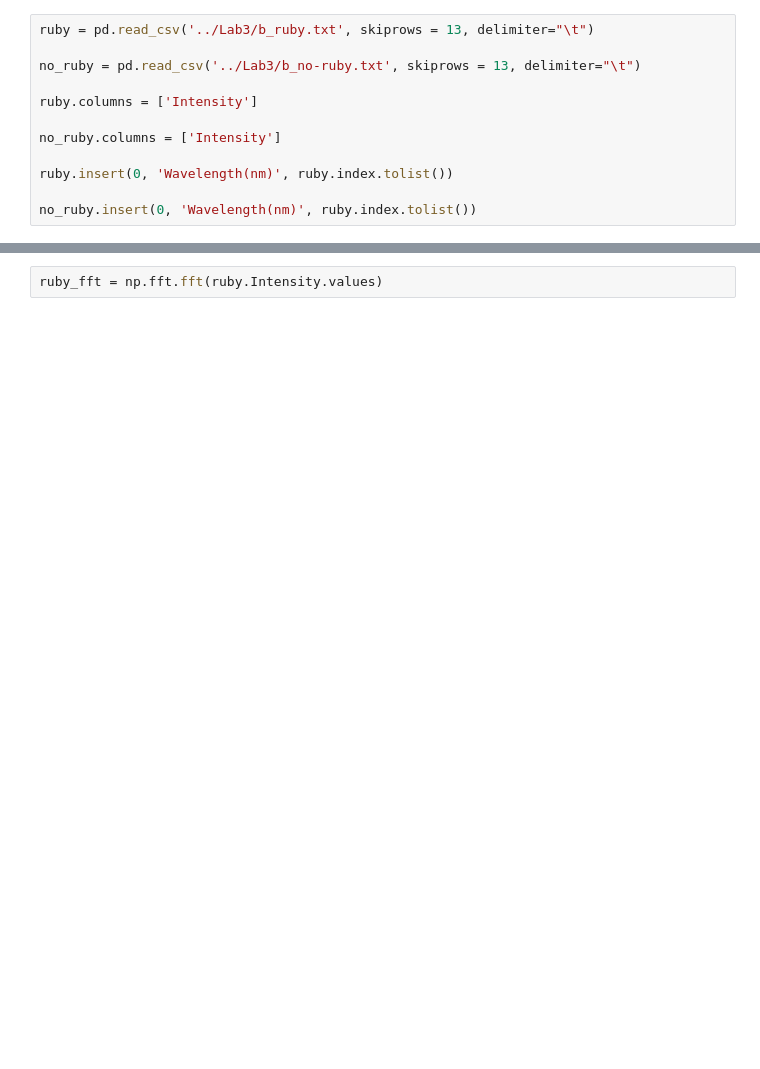
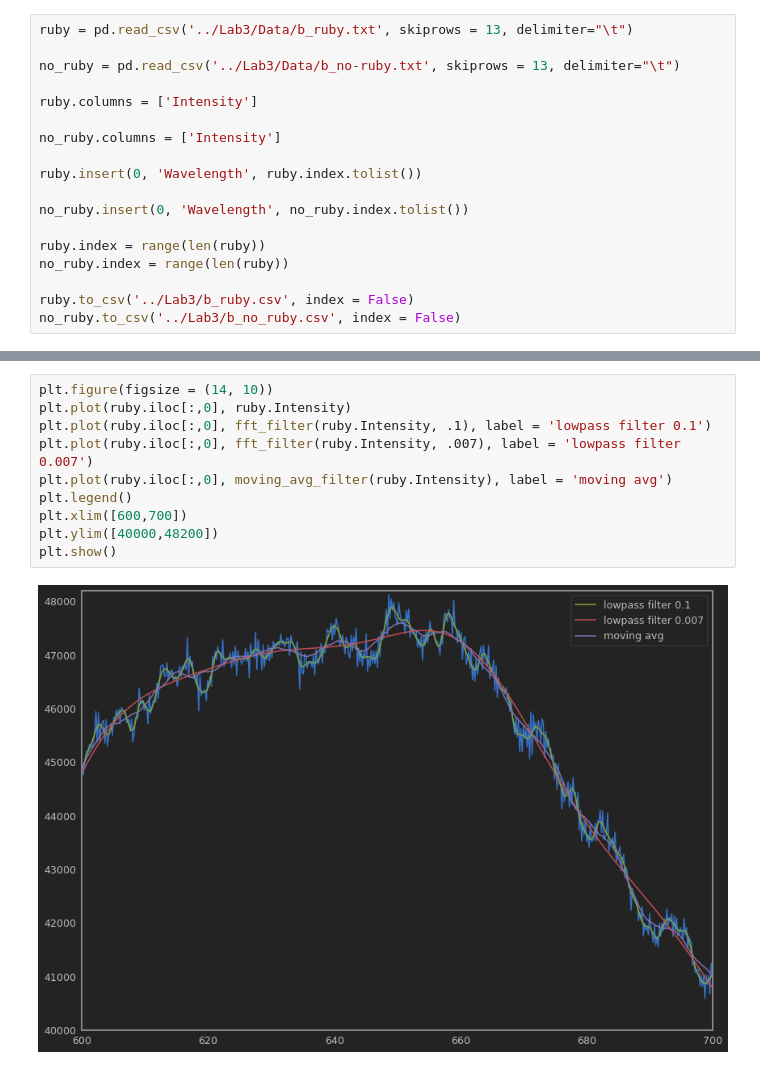
Before and after one commit to trevorm4x/APL-fuel-first, a Jupyter notebook: Lab/Lab3/APL_3_cell.ipynb, the cells around one changed output, grey strips where cells are left out. Cells and saved outputs as stored; diff of their text form; blank space fills up the shorter version.

```diff
--- a/Lab/Lab3/APL_3_cell.ipynb
+++ b/Lab/Lab3/APL_3_cell.ipynb
@@ -32,12 +144,18 @@ The autoreload extension is already loaded. To reload it, use:
 # %%
-ruby = pd.read_csv('../Lab3/b_ruby.txt', skiprows = 13, delimiter="\t")
+ruby = pd.read_csv('../Lab3/Data/b_ruby.txt', skiprows = 13, delimiter="\t")
 
-no_ruby = pd.read_csv('../Lab3/b_no-ruby.txt', skiprows = 13, delimiter="\t")
+no_ruby = pd.read_csv('../Lab3/Data/b_no-ruby.txt', skiprows = 13, delimiter="\t")
 
 ruby.columns = ['Intensity']
 
 no_ruby.columns = ['Intensity']
 
-ruby.insert(0, 'Wavelength(nm)', ruby.index.tolist())
+ruby.insert(0, 'Wavelength', ruby.index.tolist())
 
-no_ruby.insert(0, 'Wavelength(nm)', ruby.index.tolist())
+no_ruby.insert(0, 'Wavelength', no_ruby.index.tolist())
+
+ruby.index = range(len(ruby))
+no_ruby.index = range(len(ruby))
+
+ruby.to_csv('../Lab3/b_ruby.csv', index = False)
+no_ruby.to_csv('../Lab3/b_no_ruby.csv', index = False)
@@ -49,5 +170,15 @@ show(fig)
 # %% [output]
 [interactive output not drawn]
 [interactive output not drawn]
-# %%
-ruby_fft = np.fft.fft(ruby.Intensity.values)
+# %%
+plt.figure(figsize = (14, 10))
+plt.plot(ruby.iloc[:,0], ruby.Intensity)
+plt.plot(ruby.iloc[:,0], fft_filter(ruby.Intensity, .1), label = 'lowpass filter 0.1')
+plt.plot(ruby.iloc[:,0], fft_filter(ruby.Intensity, .007), label = 'lowpass filter 0.007')
+plt.plot(ruby.iloc[:,0], moving_avg_filter(ruby.Intensity), label = 'moving avg')
+plt.legend()
+plt.xlim([600,700])
+plt.ylim([40000,48200])
+plt.show()
+# %% [output]
+[figure, added]
```
Also changed, not shown: parts of 26 cells of this notebook, 8 other files.
